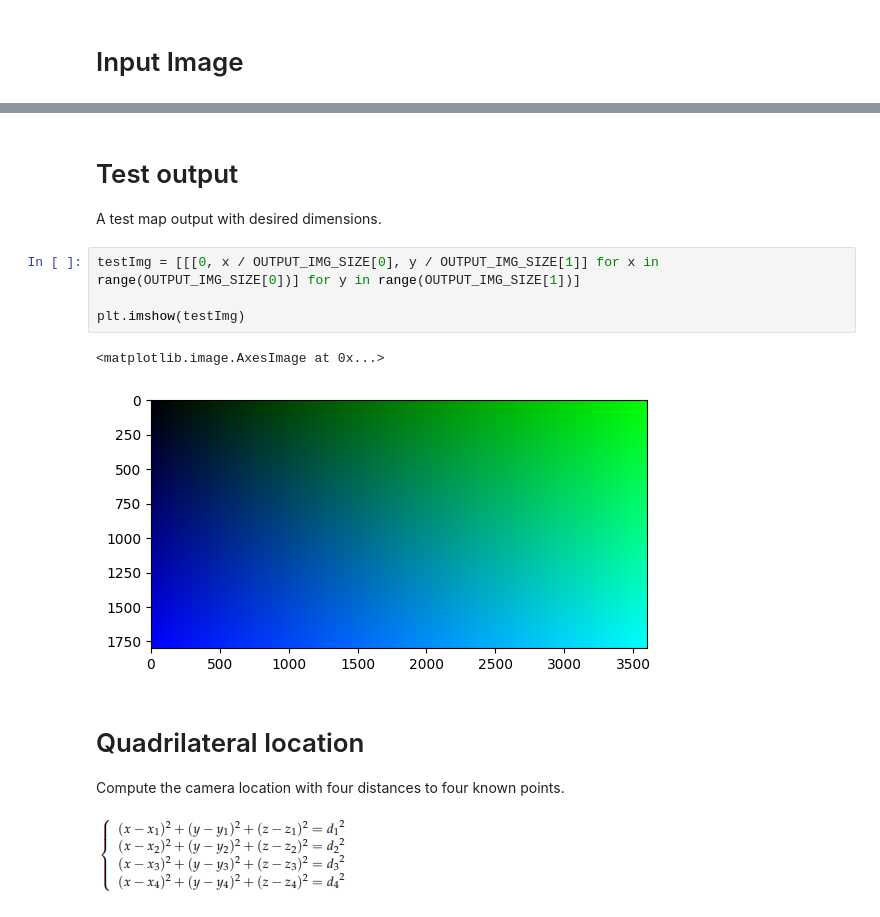
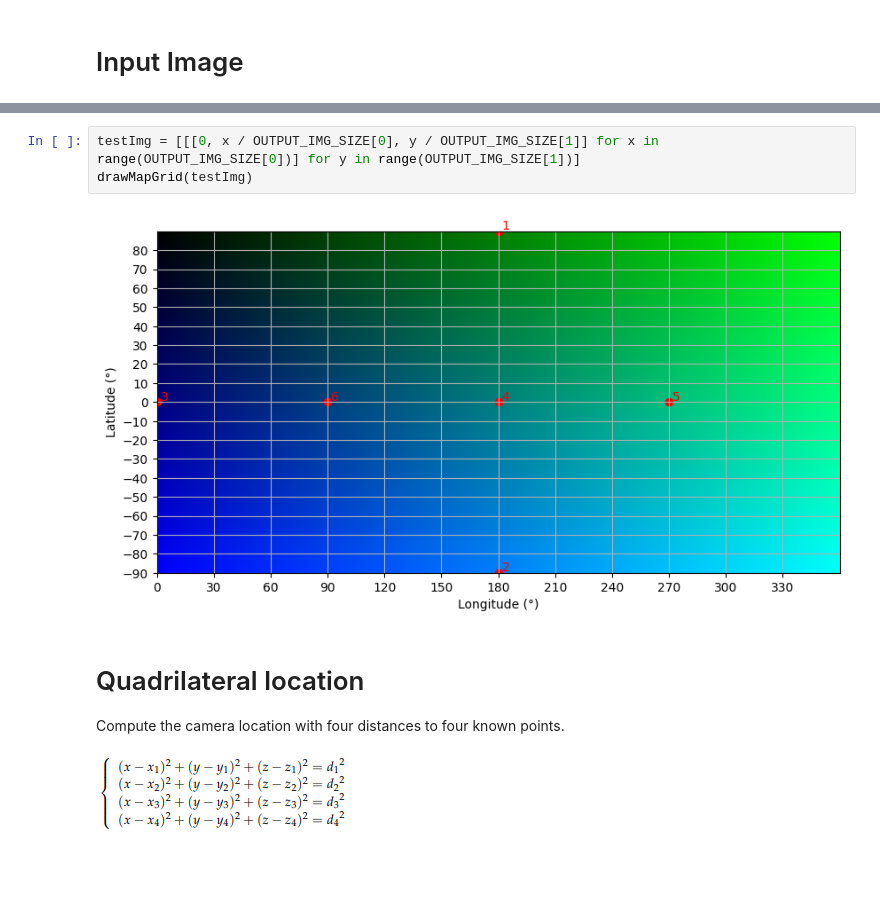
Before and after one commit to GrakePch/2024CV_FinalProject_StarCartographer, a Jupyter notebook: main.ipynb, the cells around one changed output, grey strips where cells are left out. Drawn from its saved outputs; the diff is of its cells as text; blank space fills up the shorter version.

```diff
--- a/main.ipynb
+++ b/main.ipynb
@@ -76,13 +59,8 @@ plt.show()
-# %% [markdown]
-# Test output
-A test map output with desired dimensions.
 # %%
 testImg = [[[0, x / OUTPUT_IMG_SIZE[0], y / OUTPUT_IMG_SIZE[1]] for x in range(OUTPUT_IMG_SIZE[0])] for y in range(OUTPUT_IMG_SIZE[1])]
-
-plt.imshow(testImg)
+drawMapGrid(testImg)
 # %% [output]
-<matplotlib.image.AxesImage at 0x...>
-[figure, old version]
+[figure, new version]
 # %% [markdown]
 # Quadrilateral location
 Compute the camera location with four distances to four known points.
```
Also changed, not shown: parts of 14 cells of this notebook, 12 other files.
